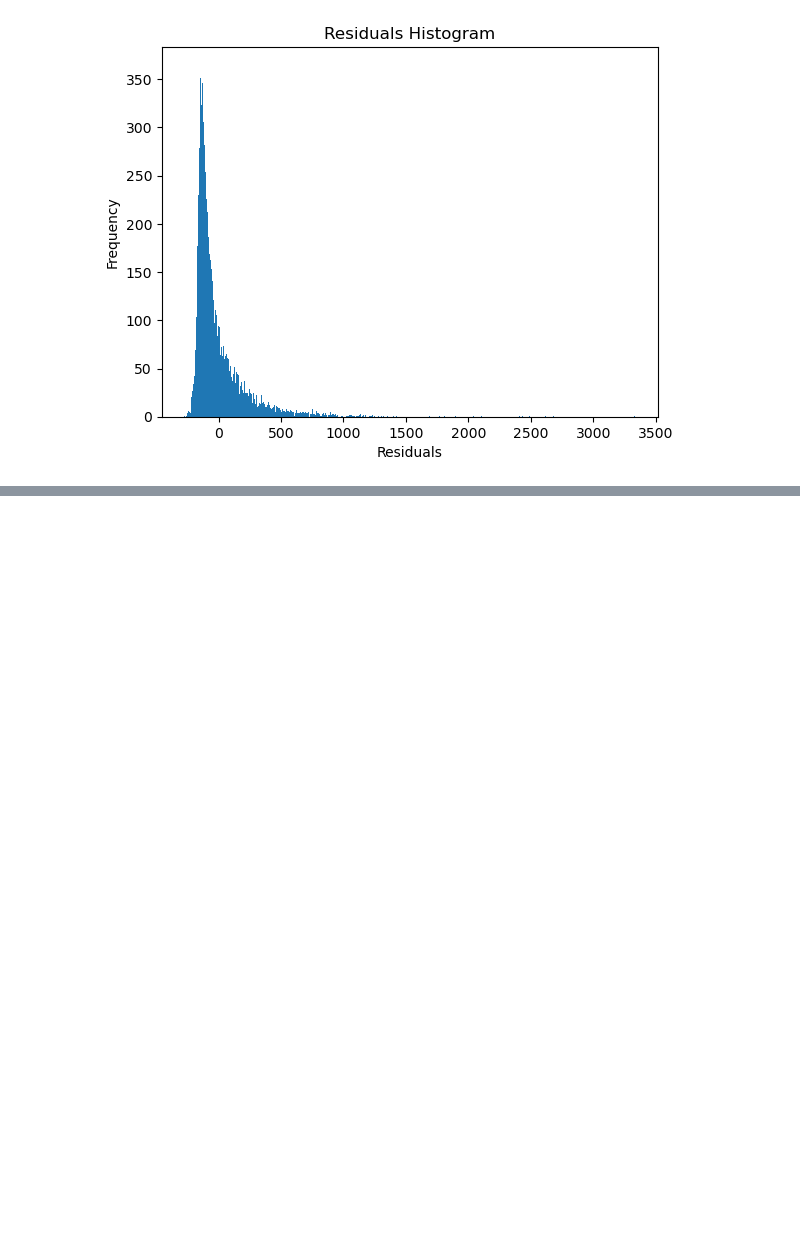
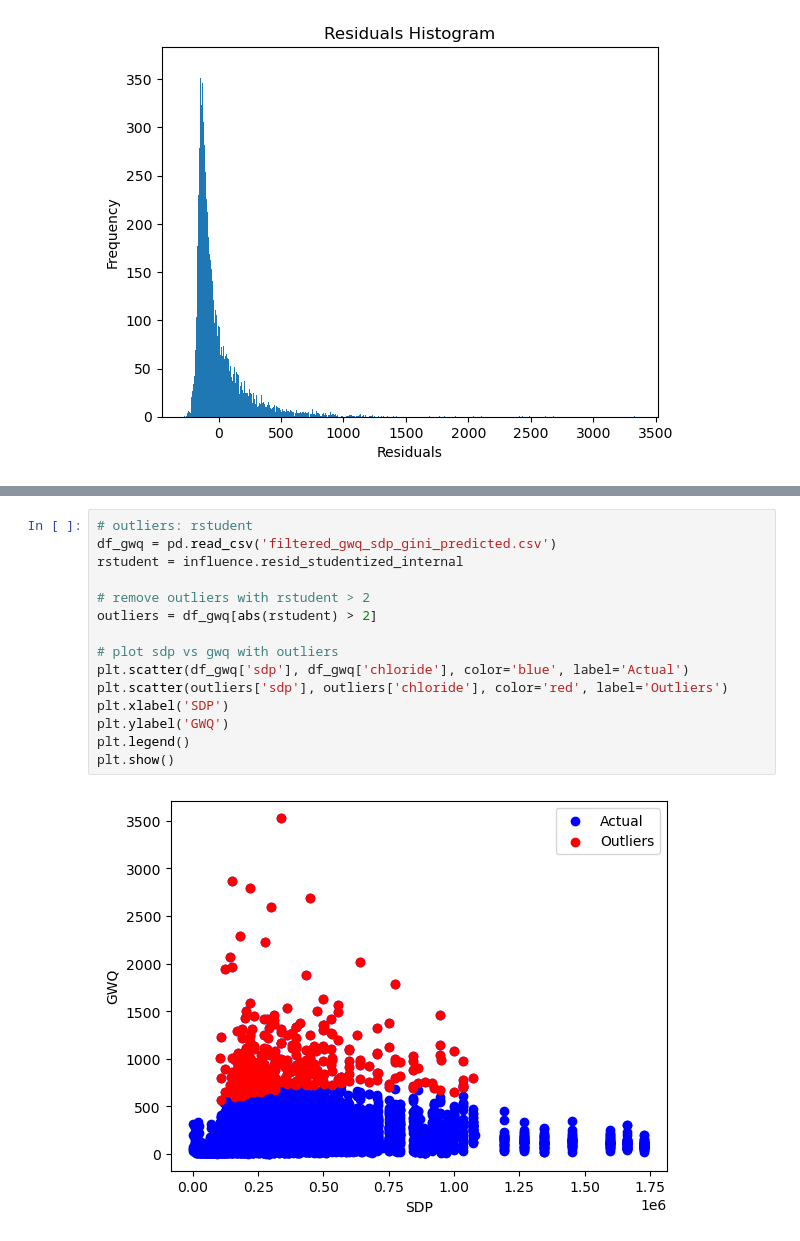
Before and after one commit to regular-life/Eco-Project, a Jupyter notebook: main.ipynb, the cells around one changed output, grey strips where cells are left out. Drawn from its saved outputs; the diff is of its cells as text; blank space fills up the shorter version.

```diff
--- a/main.ipynb
+++ b/main.ipynb
@@ -411,3 +326,20 @@ Index(['const', 'sdp', 'gini', 'sdp_squared', 'sdp_cubed'], dtype='object')
 135
 [figure]
 18137.6072643175
+# %%
+# outliers: rstudent
+df_gwq = pd.read_csv('filtered_gwq_sdp_gini_predicted.csv')
+rstudent = influence.resid_studentized_internal
+
+# remove outliers with rstudent > 2
+outliers = df_gwq[abs(rstudent) > 2]
+
+# plot sdp vs gwq with outliers
+plt.scatter(df_gwq['sdp'], df_gwq['chloride'], color='blue', label='Actual')
+plt.scatter(outliers['sdp'], outliers['chloride'], color='red', label='Outliers')
+plt.xlabel('SDP')
+plt.ylabel('GWQ')
+plt.legend()
+plt.show()
+# %% [output]
+[figure, added]
```
Also changed, not shown: parts of 20 cells of this notebook.
